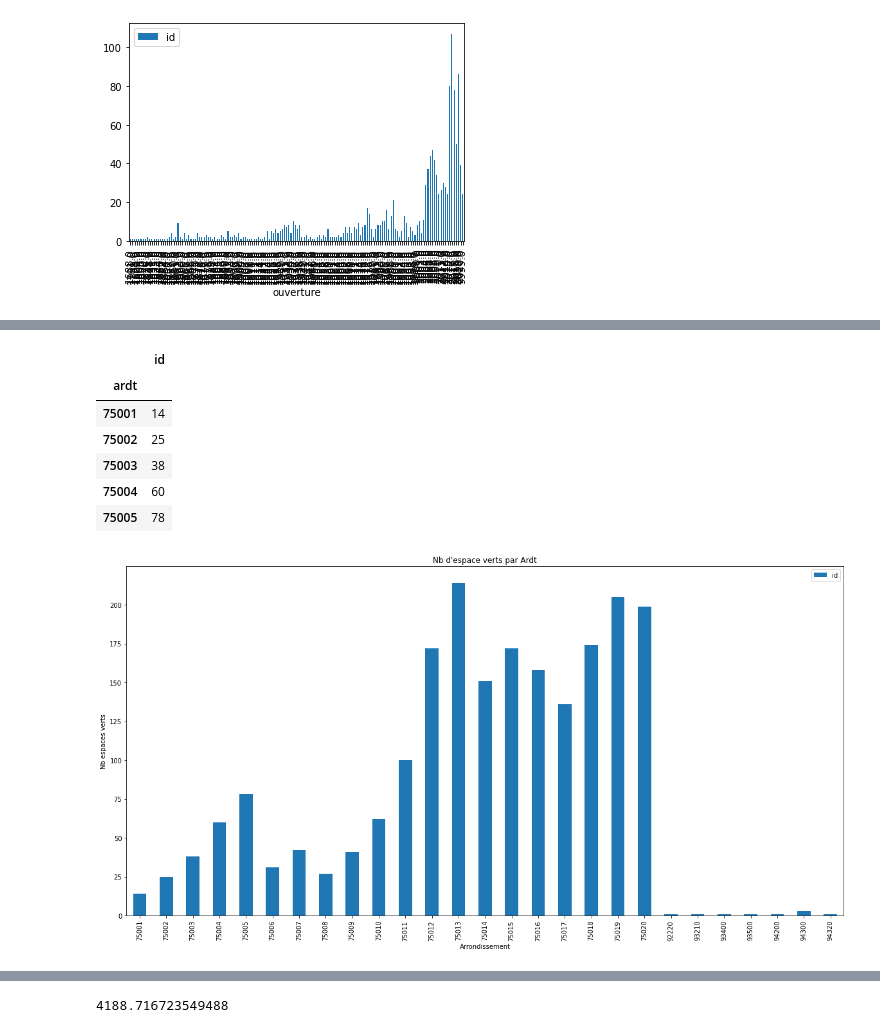
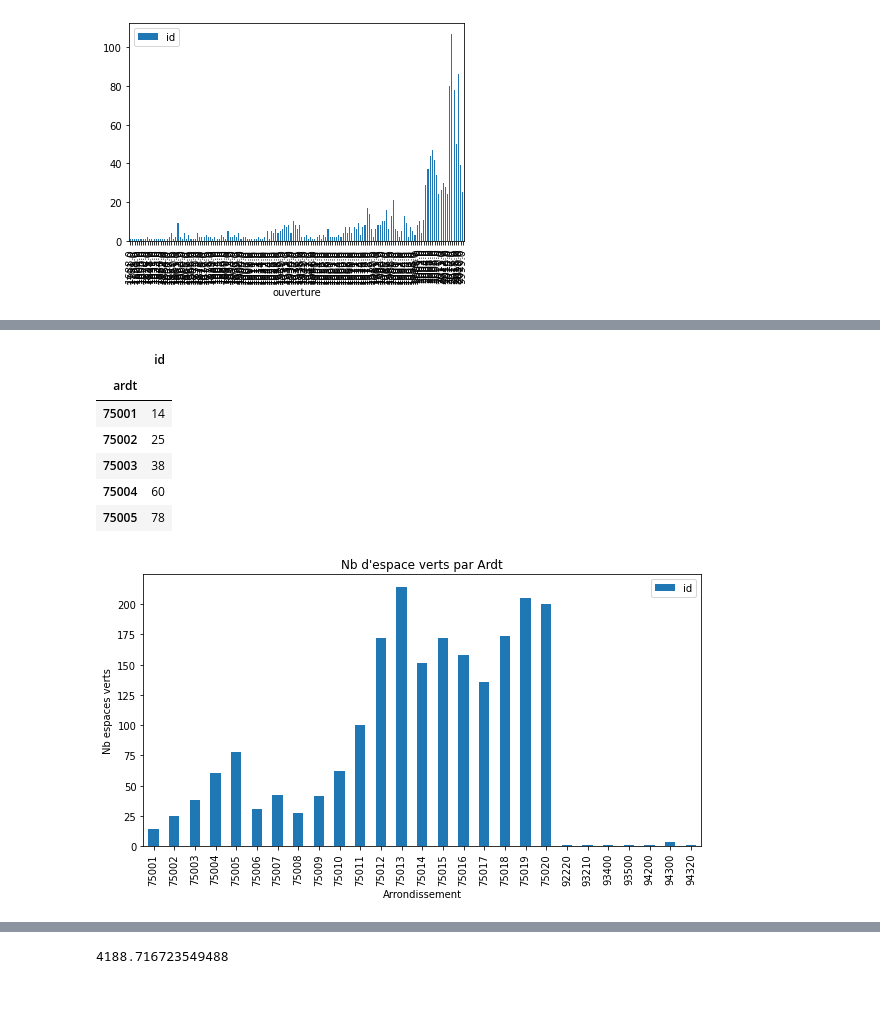
Before and after one commit to mastersigat/GeoPandas, a Jupyter notebook: Séance_1_(intro_Pandas).ipynb, the cells around one changed output, grey strips where cells are left out. Saved outputs shown, nothing was run; the diff lists cells and outputs as text; code cells hidden in the pictures; blank space fills up the shorter version.

```diff
--- a/Séance_1_(intro_Pandas).ipynb
+++ b/Séance_1_(intro_Pandas).ipynb
@@ -198,18 +167,18 @@ Anneeouverture.head()
 # %%
 #Compter le nombre d'espaces vert par arrondissement
 
 EspacevertARDT = EspacesvertsOk[["ardt", "id"]].groupby("ardt").count()
-EspacevertARDT.plot(figsize =(20,10), kind="bar")
+EspacevertARDT.plot(figsize =(10,5), kind="bar")
 plt.title("Nb d'espace verts par Ardt")
 plt.xlabel("Arrondissement")
 plt.ylabel("Nb espaces verts")
 EspacevertARDT.head()
 # %% [output]
 |  | id |
 | ardt |  |
 | 75001 | 14 |
 | 75002 | 25 |
 | 75003 | 38 |
 | 75004 | 60 |
 | 75005 | 78 |
-[figure, old version]
+[figure, new version]
```
Also changed, not shown: parts of 22 cells of this notebook.
